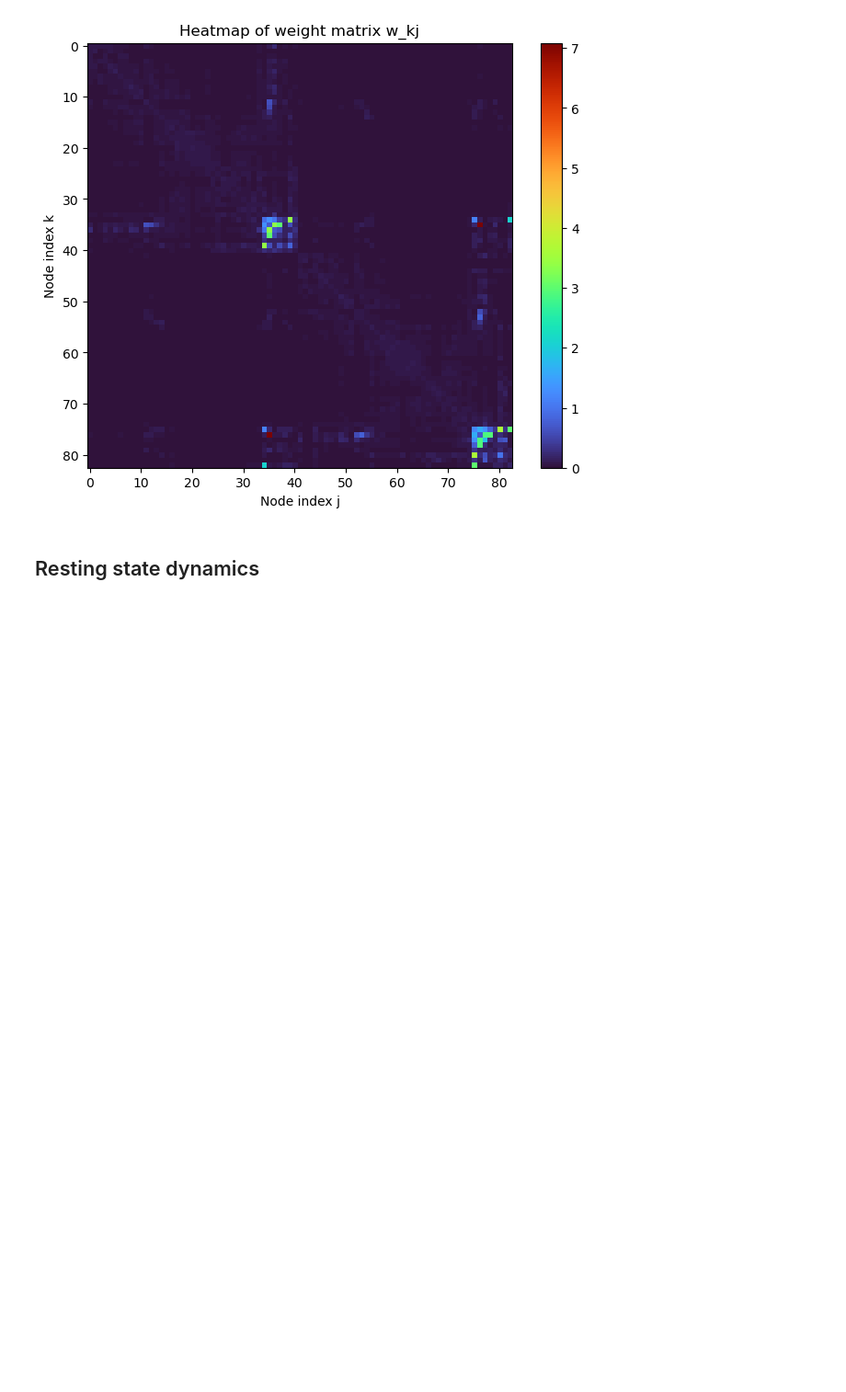
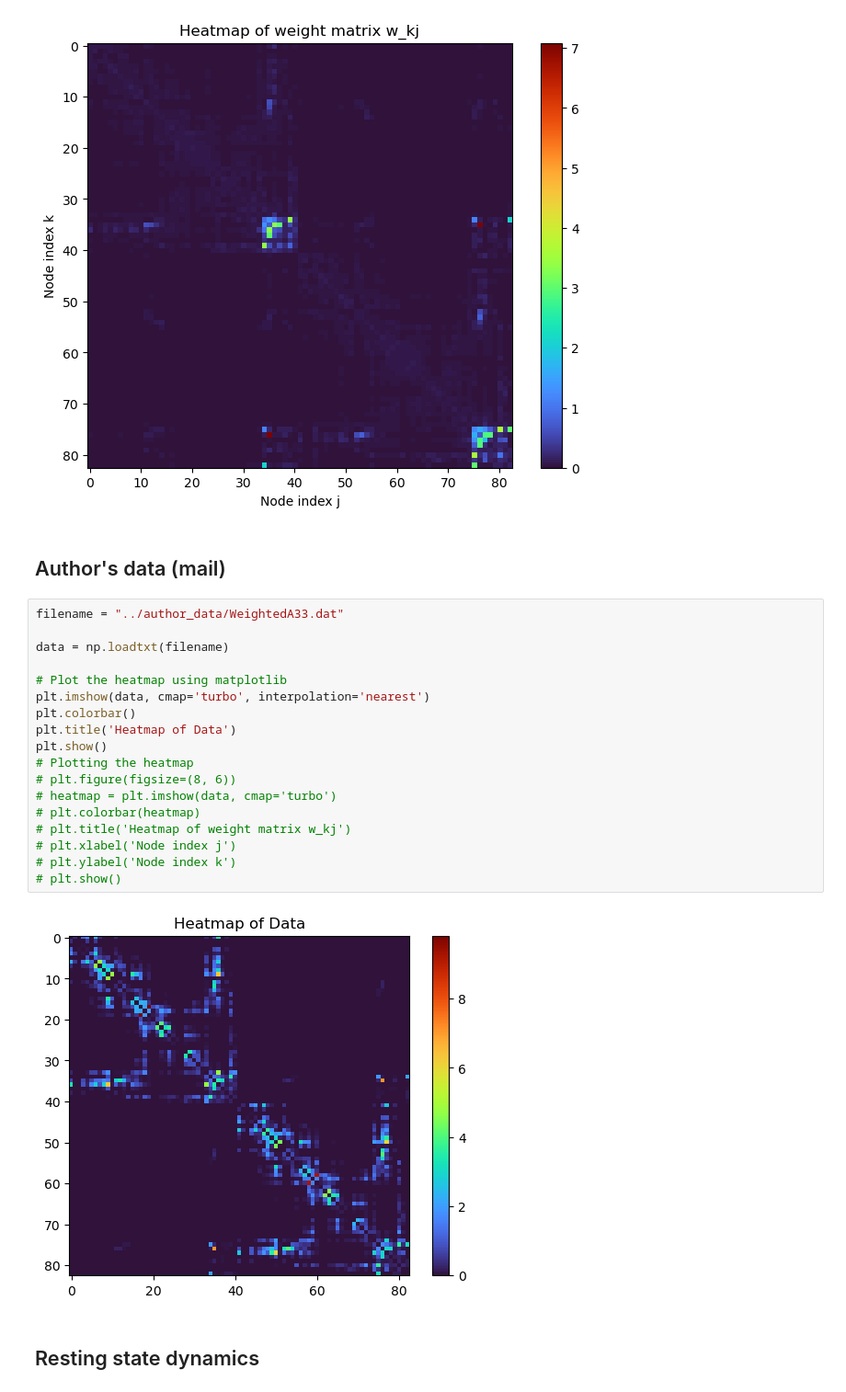
Before and after one commit to shayanshafquat/neuronal-oscillations-evolving-networks, a Jupyter notebook: notebooks/budapest_connectome_eda.ipynb, the cells around one changed output. Shown: that part at 92% size. Cells and saved outputs as stored; diff of their text form; blank space fills up the shorter version.

```diff
--- a/notebooks/budapest_connectome_eda.ipynb
+++ b/notebooks/budapest_connectome_eda.ipynb
@@ -329,6 +329,28 @@ Max node id83
 After Mapping to parent:
 # nodes:83, # edges:1211
 [figure]
+# %% [markdown]
+## Author's data (mail)
+# %%
+filename = "../author_data/WeightedA33.dat"
+
+data = np.loadtxt(filename)
+
+# Plot the heatmap using matplotlib
+plt.imshow(data, cmap='turbo', interpolation='nearest')
+plt.colorbar()
+plt.title('Heatmap of Data')
+plt.show()
+# Plotting the heatmap
+# plt.figure(figsize=(8, 6))
+# heatmap = plt.imshow(data, cmap='turbo')
+# plt.colorbar(heatmap)
+# plt.title('Heatmap of weight matrix w_kj')
+# plt.xlabel('Node index j')
+# plt.ylabel('Node index k')
+# plt.show()
+# %% [output]
+[figure, added]
 # %% [markdown]
 ## Resting state dynamics
 # %%
```
Also changed, not shown: parts of 4 cells of this notebook, 9 other files.
